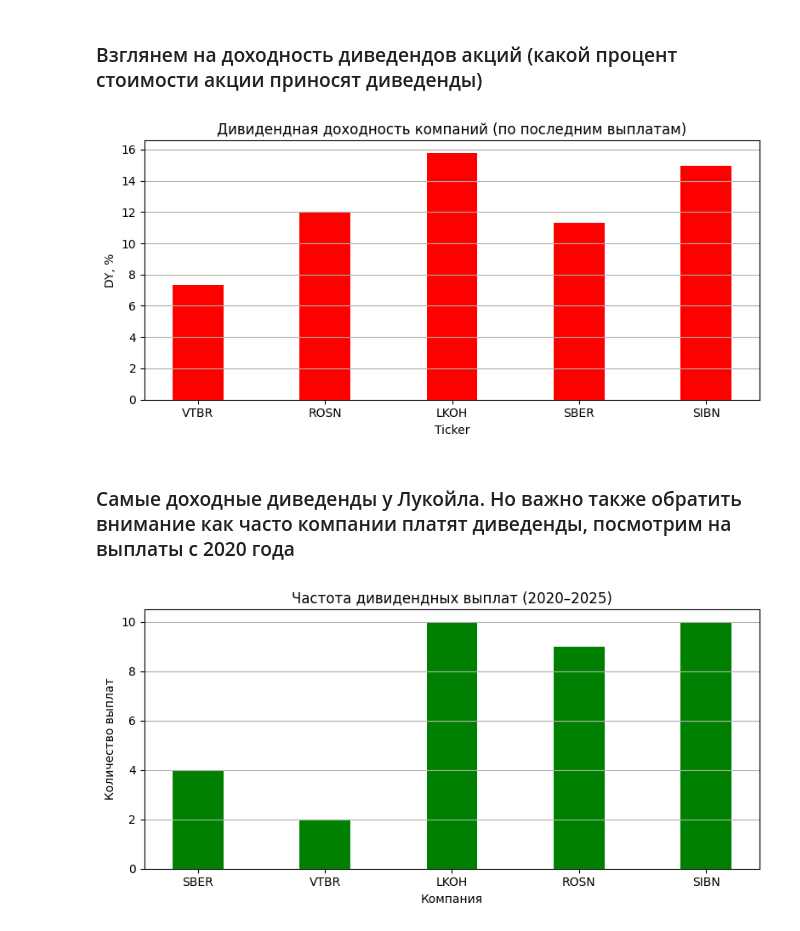
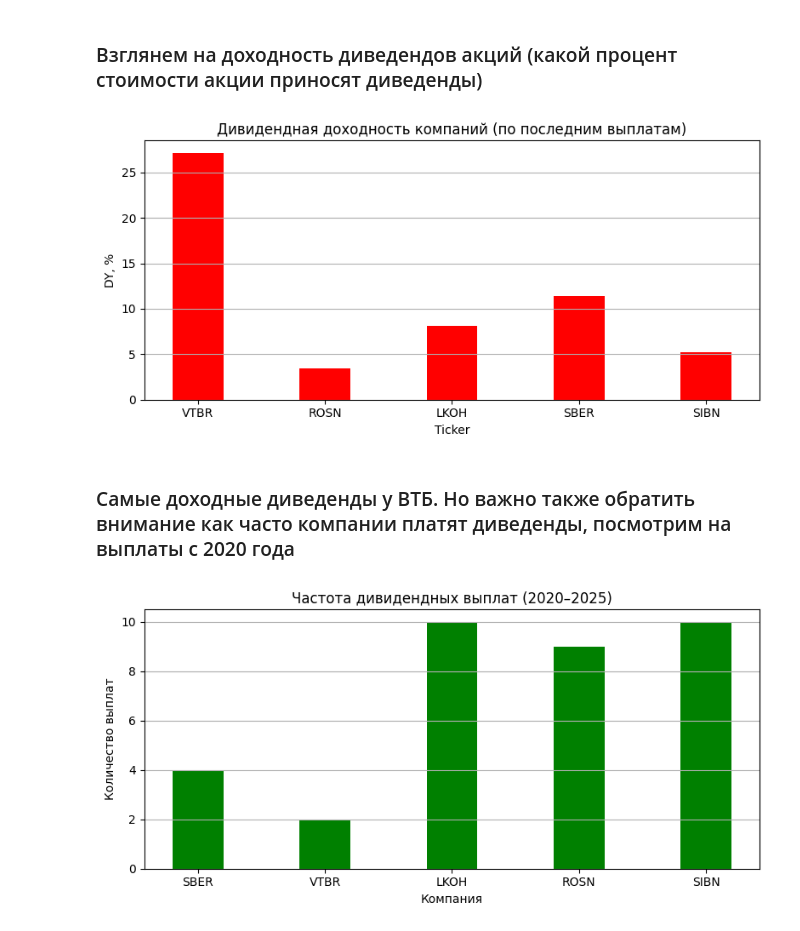
Before and after one commit to Lepiev/finance, a Jupyter notebook: analysis.ipynb, the cells around one changed output. Saved outputs shown, nothing was run; the diff lists cells and outputs as text; code cells hidden in the pictures.

```diff
--- a/analysis.ipynb
+++ b/analysis.ipynb
@@ -90,13 +90,11 @@ plt.show()
 # %%
 
-
-
 Params = {
-    "SBER": {"EPS": 52.03,  "Equity": 6_580, "DIV": 34.84},
-    "VTBR": {"EPS": 15.58,  "Equity": 2_116, "DIV": 7},
-    "SIBN": {"EPS": 71.1, "Equity": 3_008, "DIV": 79.17},
-    "LKOH": {"EPS": 952, "Equity": 6_892, "DIV": 1_055},
-    "ROSN": {"EPS": 72.3, "Equity": 9_157, "DIV": 51.15},
+    "SBER": {"EPS": 75.00,  "Equity": 6_878, "DIV": 34.84},
+    "VTBR": {"EPS": 103.10,  "Equity": 1_861, "DIV": 25.58},
+    "SIBN": {"EPS": 87.00, "Equity": 3_008, "DIV": 27.21},
+    "LKOH": {"EPS": 1252.00, "Equity": 6_605, "DIV": 541.00},
+    "ROSN": {"EPS": 102.30, "Equity": 8_785, "DIV": 14.68},
 }
 
 
@@ -183,20 +181,20 @@ plt.show()
 # %%
 
 dy = valuation['DY']
 
 # строим столбчатую диаграмму
 fig, ax = plt.subplots(figsize=(8, 4))
-ax.bar(dy.index, dy.values, width=0.4, color = 'red')
+ax.bar(dy.index, dy.to_numpy(dtype=float), width=0.4, color='red')
 ax.set_title('Дивидендная доходность компаний (по последним выплатам)')
 ax.set_ylabel('DY, %')
 ax.set_xlabel('Ticker')
 ax.grid(axis='y')
 plt.tight_layout()
 plt.show()
 # %% [output]
-[figure, old version]
+[figure, new version]
 # %% [markdown]
-### Cамые доходные диведенды у Лукойла. Но важно также обратить внимание как часто компании платят диведенды, посмотрим на выплаты с 2020 года
+### Cамые доходные диведенды у ВТБ. Но важно также обратить внимание как часто компании платят диведенды, посмотрим на выплаты с 2020 года
 # %%
 
 
```
Also changed, not shown: parts of 9 cells of this notebook, 1 other file.
